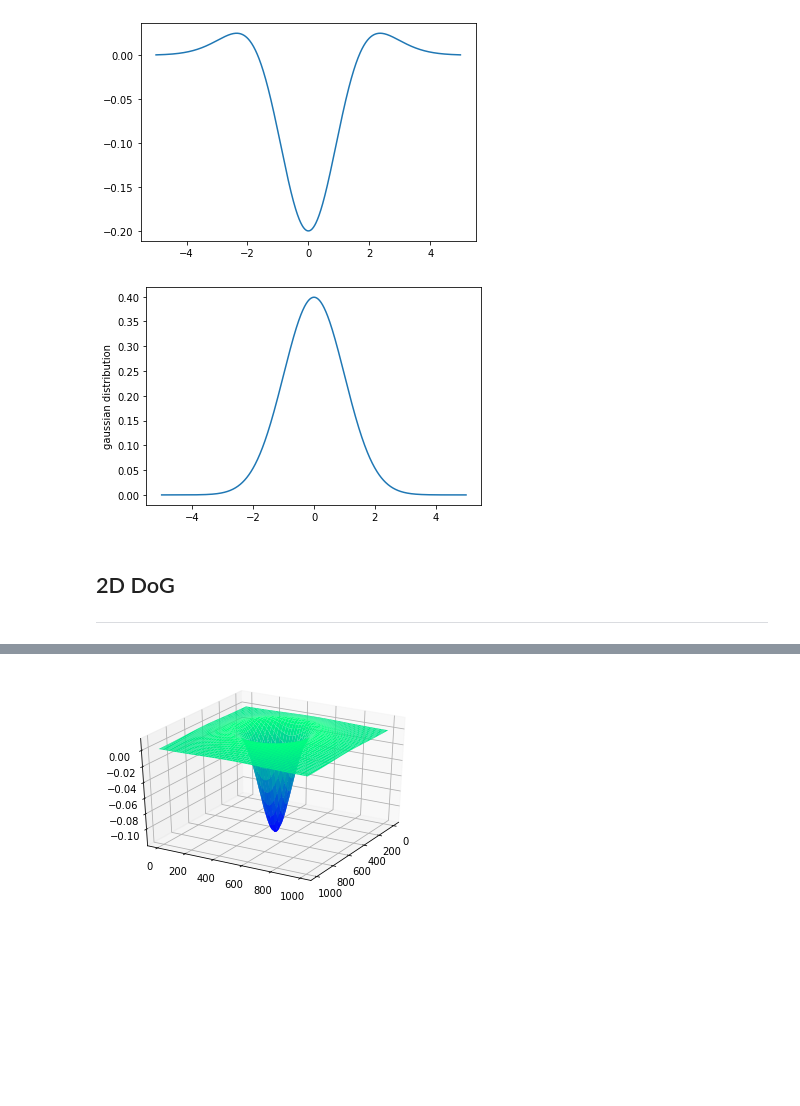
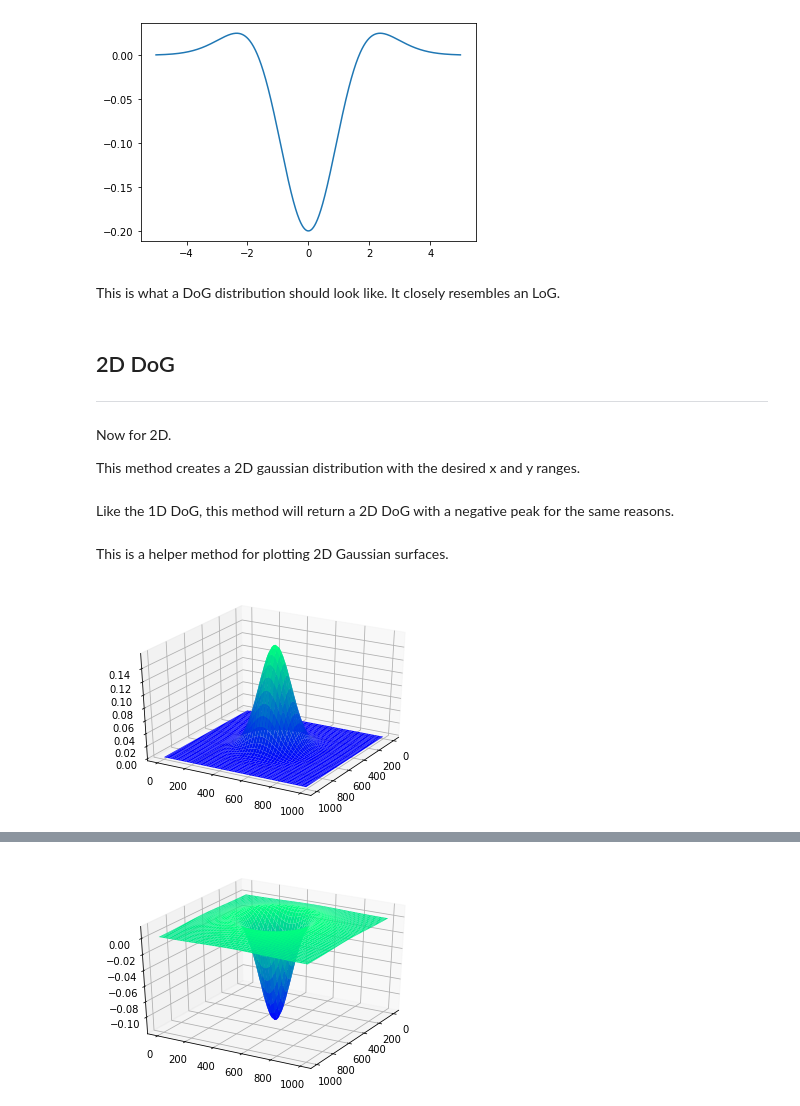
Before and after one commit to EthanWadsworth/TR_CV_Notes, a Jupyter notebook: Image_Processing/Difference_Of_Gaussians.ipynb, the cells around one changed output, grey strips where cells are left out. Drawn from its saved outputs; the diff is of its cells as text; code cells hidden in the pictures; blank space fills up the shorter version.

```diff
--- a/Image_Processing/Difference_Of_Gaussians.ipynb
+++ b/Image_Processing/Difference_Of_Gaussians.ipynb
@@ -41,20 +58,15 @@ combined = DoG_1d(5, 0, 1, 2)
 plot_gauss_1d(combined)
 # %% [output]
 [figure]
-# %%
-# testing sample 1D gauss
-mean = 0; std = 1; variance = np.square(std)
-x = np.arange(-5, 5 ,.01)
-f = np.exp(-np.square(x-mean)/2*variance)/(np.sqrt(2*np.pi*variance))
-
-plt.plot(x,f)
-plt.ylabel('gaussian distribution')
-plt.show()
-# %% [output]
-[figure, removed]
+# %% [markdown]
+This is what a DoG distribution should look like. It closely resembles an LoG.
 # %% [markdown]
 ## 2D DoG
 ***
+# %% [markdown]
+Now for 2D.
+
+This method creates a 2D gaussian distribution with the desired x and y ranges.
 # %%
 # x, y are ranges
 def gauss_2d(x, y, mean, sigma):
@@ -69,8 +79,12 @@ gaussian2d = gauss_2d(5, 5, 0, 1)
+# %% [markdown]
+Like the 1D DoG, this method will return a 2D DoG with a negative peak for the same reasons.
 # %%
 def DoG_2d(x, y, mean, sigma1, sigma2):
     if sigma1 > sigma2:
         return gauss_2d(x, y, mean, sigma1) - gauss_1d(x, y, mean, sigma2)
     return gauss_2d(x, y, mean, sigma2) - gauss_2d(x, y, mean, sigma1)
+# %% [markdown]
+This is a helper method for plotting 2D Gaussian surfaces.
 # %%
 def plot_gauss_2d(points, angle1=30, angle2=30):
     xv, yv = np.mgrid[0:len(points), 0:len(points[0])]
@@ -80,4 +94,10 @@ def plot_gauss_2d(points, angle1=30, angle2=30):
     ax.view_init(angle1, angle2)
     plt.show()
 # %%
+g2d1 = gauss_2d(5, 5, 0, 1)
+g2d2 = gauss_2d(5, 5, 0, 2)
 combined_gauss2d = DoG_2d(5, 5, 0, 1, 2)
+# %%
+plot_gauss_2d(g2d1)
+# %% [output]
+[figure, added]
```
Also changed, not shown: parts of 13 cells of this notebook.
